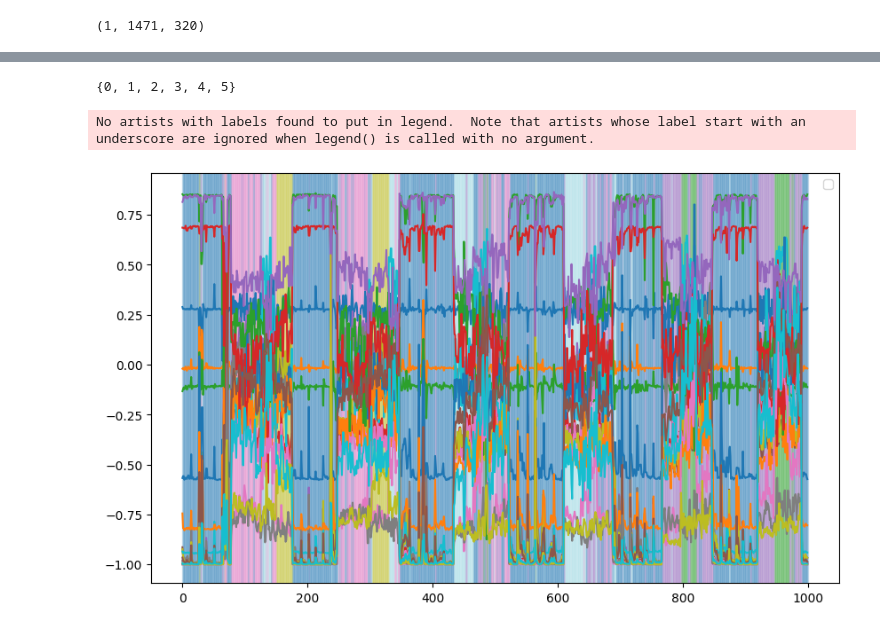
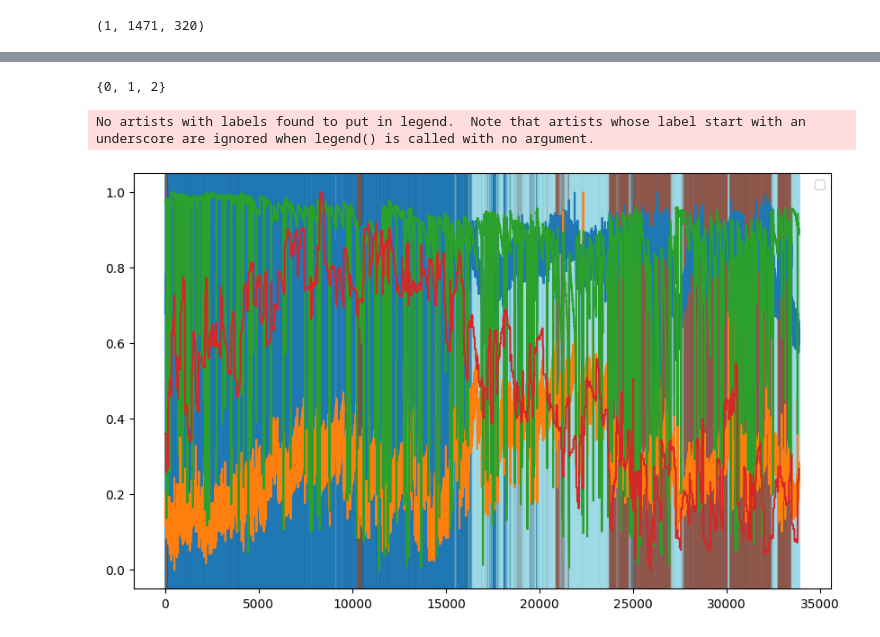
Before and after one commit to youngstar152/ts2vec_kato, a Jupyter notebook: phone_mix loss_k copy.ipynb, the cells around one changed output, grey strips where cells are left out. Cells and saved outputs as stored; diff of their text form; code cells hidden in the pictures.

```diff
--- a/phone_mix loss_k copy.ipynb
+++ b/phone_mix loss_k copy.ipynb
@@ -102,17 +86,17 @@ data.shape
 from ts2vec import TS2Vec
 model = TS2Vec(
     input_dims=data.shape[-1],
-    length_dim=275,
+    length_dim=1000,
     device="cpu",
     output_dims=320,
     input_total=1,
-    max_train_length=300,
+    max_train_length=1200,
     #output_dims=10
 )
 loss_log = model.fit(
-    data[:,:1000,:],
+    data,
     verbose=True,
-    n_iters=600,
+    n_iters=120,
     save_model="no_pros_k5_10.pth"
 )
 # from ts2vec import TS2Vec
@@ -185,8 +169,8 @@ test_repr.shape
 # %% [output]
 (1, 1471, 320)
 # %%
-test_2d = all_repr.reshape(7352, 320)
-test_2d=test_2d[:1000]
+test_2d = all_repr.reshape(33880, 320)
+#test_2d=test_2d[:1000]
 # %%
 from sklearn.cluster import DBSCAN
 # %%
@@ -200,7 +184,7 @@ date_list=date.tolist()
 from sklearn.cluster import AgglomerativeClustering
 
 # AgglomerativeClusteringオブジェクトの作成。ここではクラスタ数を3としています。
-agg_clustering = AgglomerativeClustering(n_clusters=5)
+agg_clustering = AgglomerativeClustering(n_clusters=3)
 
 # フィッティングとラベルの予測を行います
 agg_clustering.fit(test_2d)
@@ -226,31 +210,31 @@ No artists with labels found to put in legend.  Note that artists whose label st
 from sklearn.cluster import KMeans
 
 # KMeansオブジェクトの作成。ここではクラスタ数（k）を6としています。
-kmeans = KMeans(n_clusters=6)
+kmeans = KMeans(n_clusters=3)
 
 # フィッティングとラベルの予測を行います
 kmeans.fit(test_2d)
 labels = kmeans.labels_
 print(set(labels))
 # %% [output]
-{0, 1, 2, 3, 4, 5}
+{0, 1, 2}
 # %%
 import matplotlib.cm as cm
 from matplotlib.colors import ListedColormap
 cmap = cm.Set1
 # ラベルの一覧を取得します
 num_clusters = len(set(labels))  # クラスタの数
 cmap = cm.get_cmap('tab20', num_clusters)
 plt.figure(figsize=(10, 6))
-plt.plot(data_test[:1000])  # cパラメータにクラスタラベルを渡す
-#for i in range(len(date_list)-1):
-for i in range(1000):
+plt.plot(data_test)  # cパラメータにクラスタラベルを渡す
+for i in range(len(date_list)-1):
+#for i in range(1000):
     plt.axvspan(date_list[i], date_list[i+1], color=cmap(labels[i]), alpha=0.2)
 plt.legend()
 plt.show()
 # %% [output]
 No artists with labels found to put in legend.  Note that artists whose label start with an underscore are ignored when legend() is called with no argument.
-[figure, old version]
+[figure, new version]
 # %%
 from sklearn.cluster import KMeans
 
```
Also changed, not shown: parts of 16 cells of this notebook, 10 other files.
